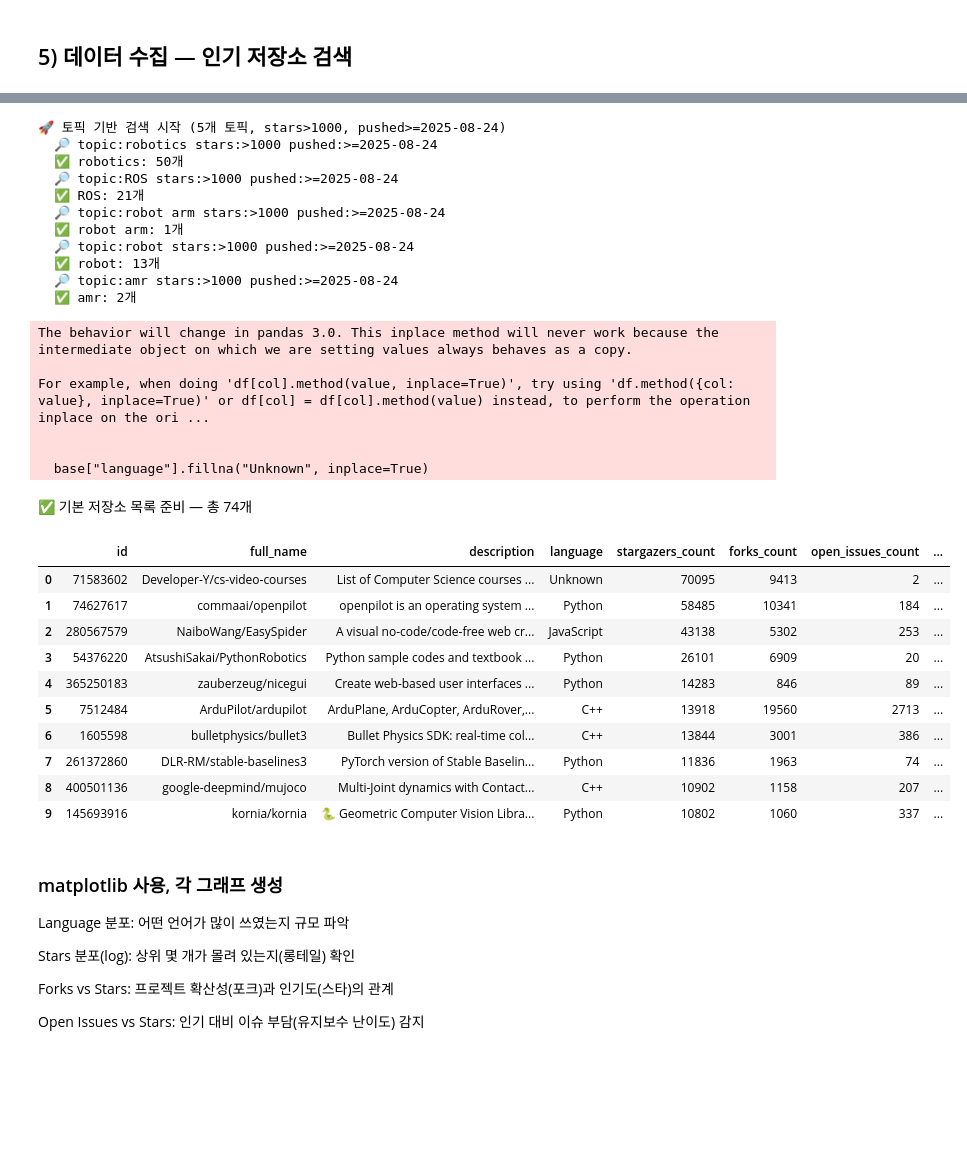
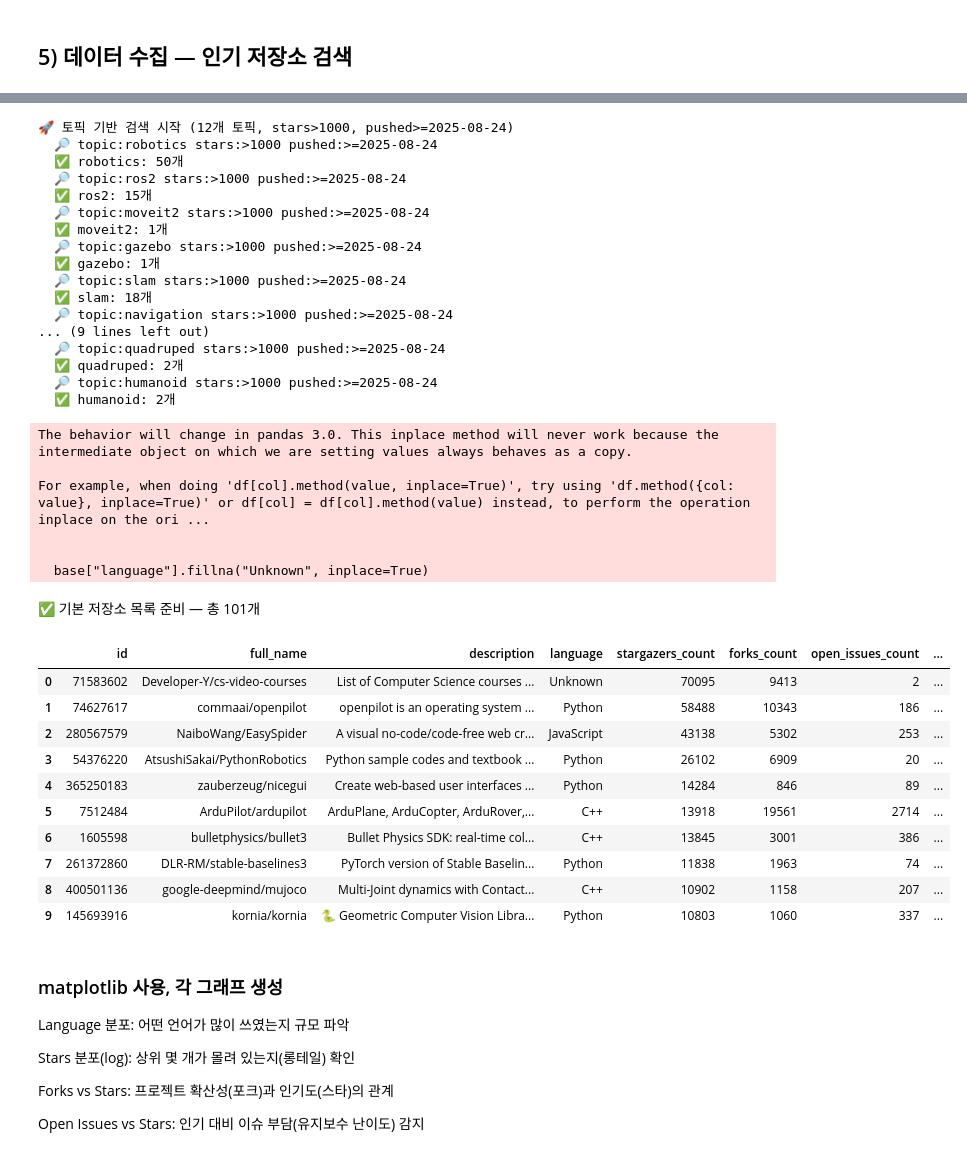
Before and after one commit to addinedu-ros-11th/eda-repo-3, a Jupyter notebook: Trendbot_Online_Notebook_Final_AI.ipynb, the cells around one changed output, grey strips where cells are left out. Cells and saved outputs as stored; diff of their text form; code cells hidden in the pictures; blank space fills up the shorter version.

```diff
--- a/Trendbot_Online_Notebook_Final_AI.ipynb
+++ b/Trendbot_Online_Notebook_Final_AI.ipynb
@@ -174,7 +214,22 @@ QUERY = "language:Python stars:>1000"   # 필요 시 변경
 #     "rag","robotics","autonomous","computer-vision","nlp","embodied-ai",
 #     "agent","reinforcement-learning","control",
 # ]
-TOPICS = ["robotics", "ROS", "robot arm", "robot", "amr"]
+# TOPICS = ["robotics", "ROS", "robot arm", "robot", "amr"]
+
+TOPICS = [
+    "robotics",
+    "ros2",
+    "moveit2",
+    "gazebo",
+    "slam",
+    "navigation",           # navigation2 대신
+    "robotic-manipulation",
+    "grasp",                # grasping 대신
+    "isaac-sim",
+    "mujoco",
+    "quadruped",
+    "humanoid"
+]
 
 STARS_THRESHOLD = 1000         # 최소 스타 수
 RECENT_DAYS     = 60           # 최근성(며칠 이내 push)
@@ -233,52 +288,58 @@ else:
 base = pd.DataFrame(all_rows) if all_rows else pd.DataFrame(columns=[
     "id","full_name","description","language","stargazers_count","forks_count",
     "open_issues_count","created_at","updated_at","topics","fork","query_source"
 ])
 
 # 중복 제거(여러 쿼리/토픽에서 중복 등장할 수 있음)
 base.drop_duplicates(subset=["full_name"], inplace=True)
 
 # 포크 제외(원본 중심 분석) — 필요 시 이 줄을 주석 처리해서 포함 가능
 if "fork" in base.columns:
     base = base[base["fork"] == False]
 
 # 언어 결측 처리
 if "language" in base.columns:
     base["language"].fillna("Unknown", inplace=True)
 
 # ===== 결과 확인 =====
 ok(f"기본 저장소 목록 준비 — 총 {len(base)}개")
 display(base.head(10))
 # %% [output]
-🚀 토픽 기반 검색 시작 (5개 토픽, stars>1000, pushed>=2025-08-24)
+🚀 토픽 기반 검색 시작 (12개 토픽, stars>1000, pushed>=2025-08-24)
   🔎 topic:robotics stars:>1000 pushed:>=2025-08-24
   ✅ robotics: 50개
-  🔎 topic:ROS stars:>1000 pushed:>=2025-08-24
-  ✅ ROS: 21개
-  🔎 topic:robot arm stars:>1000 pushed:>=2025-08-24
-  ✅ robot arm: 1개
-  🔎 topic:robot stars:>1000 pushed:>=2025-08-24
-  ✅ robot: 13개
-  🔎 topic:amr stars:>1000 pushed:>=2025-08-24
-  ✅ amr: 2개
+  🔎 topic:ros2 stars:>1000 pushed:>=2025-08-24
+  ✅ ros2: 15개
+  🔎 topic:moveit2 stars:>1000 pushed:>=2025-08-24
+  ✅ moveit2: 1개
+  🔎 topic:gazebo stars:>1000 pushed:>=2025-08-24
+  ✅ gazebo: 1개
+  🔎 topic:slam stars:>1000 pushed:>=2025-08-24
+  ✅ slam: 18개
+  🔎 topic:navigation stars:>1000 pushed:>=2025-08-24
+... (9 lines left out)
+  🔎 topic:quadruped stars:>1000 pushed:>=2025-08-24
+  ✅ quadruped: 2개
+  🔎 topic:humanoid stars:>1000 pushed:>=2025-08-24
+  ✅ humanoid: 2개
 The behavior will change in pandas 3.0. This inplace method will never work because the intermediate object on which we are setting values always behaves as a copy.
 
 For example, when doing 'df[col].method(value, inplace=True)', try using 'df.method({col: value}, inplace=True)' or df[col] = df[col].method(value) instead, to perform the operation inplace on the ori ...
 
 
   base["language"].fillna("Unknown", inplace=True)
-✅ 기본 저장소 목록 준비 — 총 74개
+✅ 기본 저장소 목록 준비 — 총 101개
 |  | id | full_name | description | language | stargazers_count | forks_count | open_issues_count | ... |
 | 0 | 71583602 | Developer-Y/cs-video-courses | List of Computer Science courses ... | Unknown | 70095 | 9413 | 2 | ... |
-| 1 | 74627617 | commaai/openpilot | openpilot is an operating system ... | Python | 58485 | 10341 | 184 | ... |
+| 1 | 74627617 | commaai/openpilot | openpilot is an operating system ... | Python | 58488 | 10343 | 186 | ... |
 | 2 | 280567579 | NaiboWang/EasySpider | A visual no-code/code-free web cr... | JavaScript | 43138 | 5302 | 253 | ... |
-| 3 | 54376220 | AtsushiSakai/PythonRobotics | Python sample codes and textbook ... | Python | 26101 | 6909 | 20 | ... |
-| 4 | 365250183 | zauberzeug/nicegui | Create web-based user interfaces ... | Python | 14283 | 846 | 89 | ... |
-| 5 | 7512484 | ArduPilot/ardupilot | ArduPlane, ArduCopter, ArduRover,... | C++ | 13918 | 19560 | 2713 | ... |
-| 6 | 1605598 | bulletphysics/bullet3 | Bullet Physics SDK: real-time col... | C++ | 13844 | 3001 | 386 | ... |
-| 7 | 261372860 | DLR-RM/stable-baselines3 | PyTorch version of Stable Baselin... | Python | 11836 | 1963 | 74 | ... |
+| 3 | 54376220 | AtsushiSakai/PythonRobotics | Python sample codes and textbook ... | Python | 26102 | 6909 | 20 | ... |
+| 4 | 365250183 | zauberzeug/nicegui | Create web-based user interfaces ... | Python | 14284 | 846 | 89 | ... |
+| 5 | 7512484 | ArduPilot/ardupilot | ArduPlane, ArduCopter, ArduRover,... | C++ | 13918 | 19561 | 2714 | ... |
+| 6 | 1605598 | bulletphysics/bullet3 | Bullet Physics SDK: real-time col... | C++ | 13845 | 3001 | 386 | ... |
+| 7 | 261372860 | DLR-RM/stable-baselines3 | PyTorch version of Stable Baselin... | Python | 11838 | 1963 | 74 | ... |
 | 8 | 400501136 | google-deepmind/mujoco | Multi-Joint dynamics with Contact... | C++ | 10902 | 1158 | 207 | ... |
-| 9 | 145693916 | kornia/kornia | 🐍 Geometric Computer Vision Libra... | Python | 10802 | 1060 | 337 | ... |
+| 9 | 145693916 | kornia/kornia | 🐍 Geometric Computer Vision Libra... | Python | 10803 | 1060 | 337 | ... |
 # %% [markdown]
 ### matplotlib 사용, 각 그래프 생성
 Language 분포: 어떤 언어가 많이 쓰였는지 규모 파악
```
Also changed, not shown: parts of 10 cells of this notebook.
